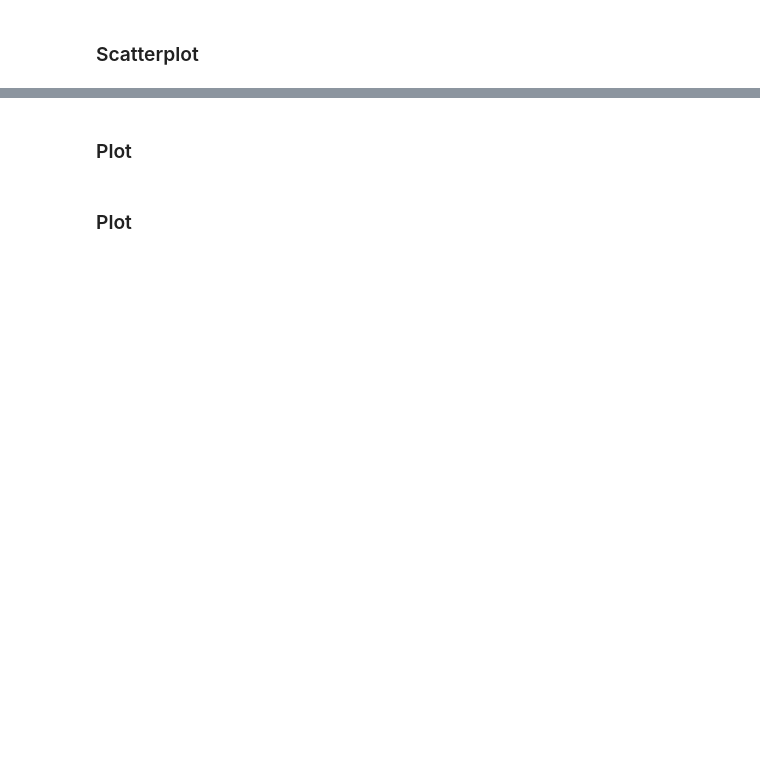
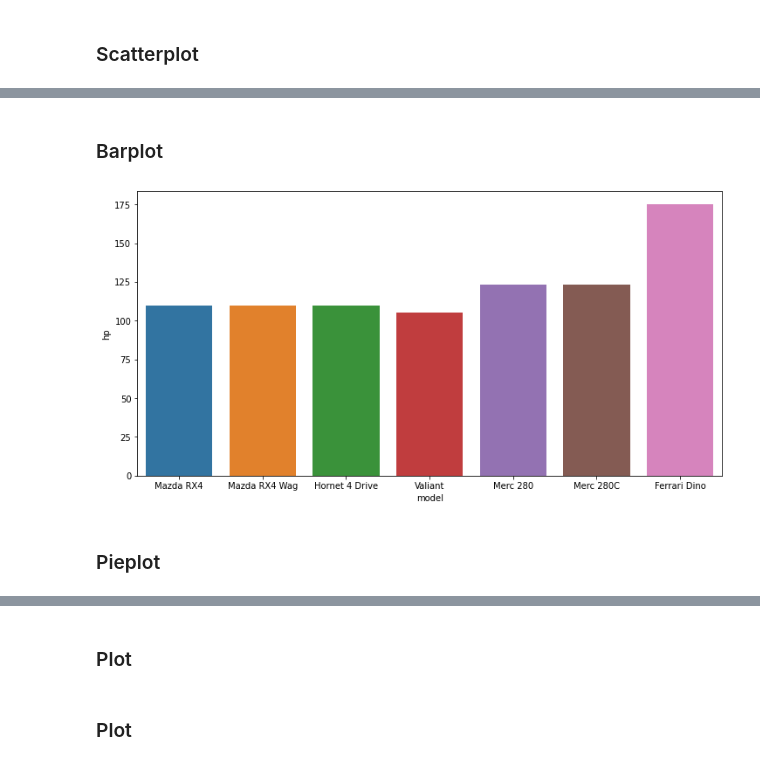
Before and after one commit to GenomicsUA/workshops, a Jupyter notebook: Python_R_Visualization/Python/Seaborn.ipynb, the cells around one changed output, grey strips where cells are left out. Drawn from its saved outputs; the diff is of its cells as text; code cells hidden in the pictures; blank space fills up the shorter version.

```diff
--- a/Python_R_Visualization/Python/Seaborn.ipynb
+++ b/Python_R_Visualization/Python/Seaborn.ipynb
@@ -35,6 +20,7 @@ Seaborn is a Python data visualization library based on **matplotlib**. It provi
 iris = pd.read_csv('../datasets/iris.csv', index_col='Id')
 flights = pd.read_csv('../datasets/flights.csv')
 mtcars = pd.read_csv('../datasets/mtcars.csv')
+mtcars['carb'] = mtcars['carb'].astype(str)
 
 xs = np.linspace(0, 2, 100)
 df = pd.DataFrame({'x': xs, 'y': xs, 'y2': xs ** 2, 'y3': xs ** 3})
@@ -182,0 +161,13 @@ plt.show()
+# %% [markdown]
+### Barplot
+# %%
+cyl6 = mtcars[mtcars['cyl'] == 6]
+plt.figure(figsize=(12,6))
+sns.barplot(x='model', y='hp', data=cyl6,
+#             hue='gear'
+           )
+plt.show()
+# %% [output]
+[figure, added]
+# %% [markdown]
+### Pieplot
```
Also changed, not shown: parts of 32 cells of this notebook, 9 other files.
